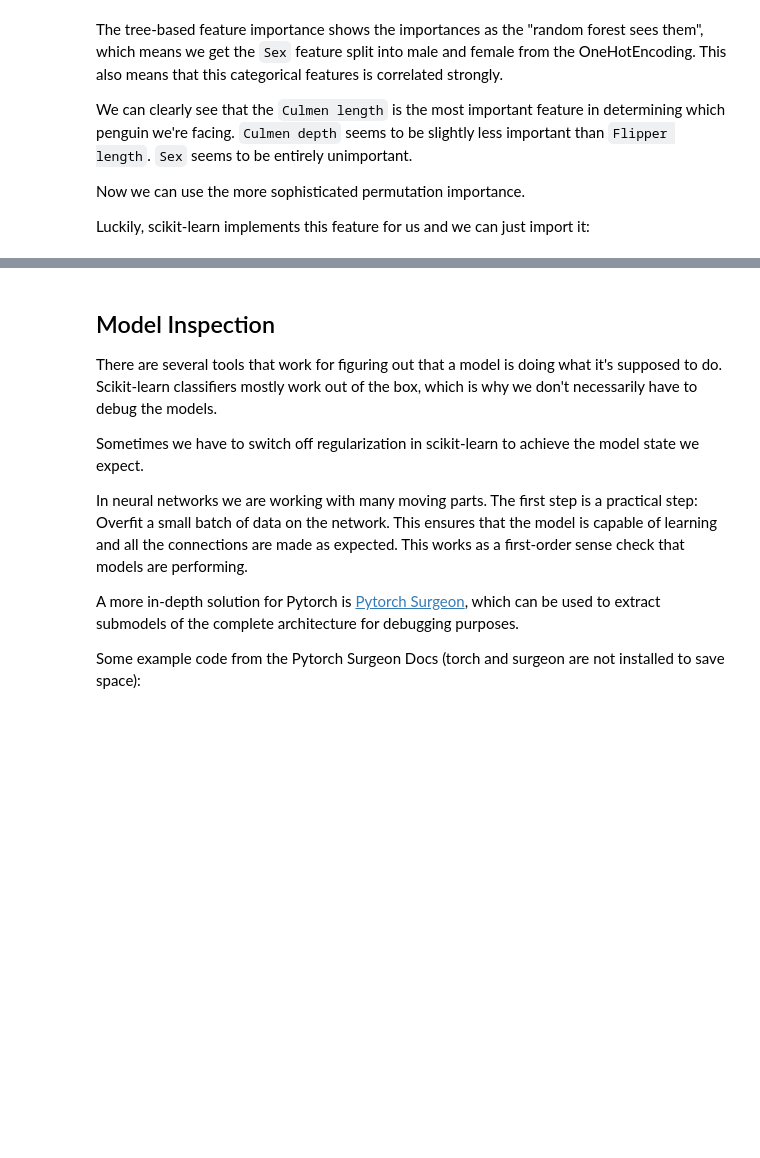
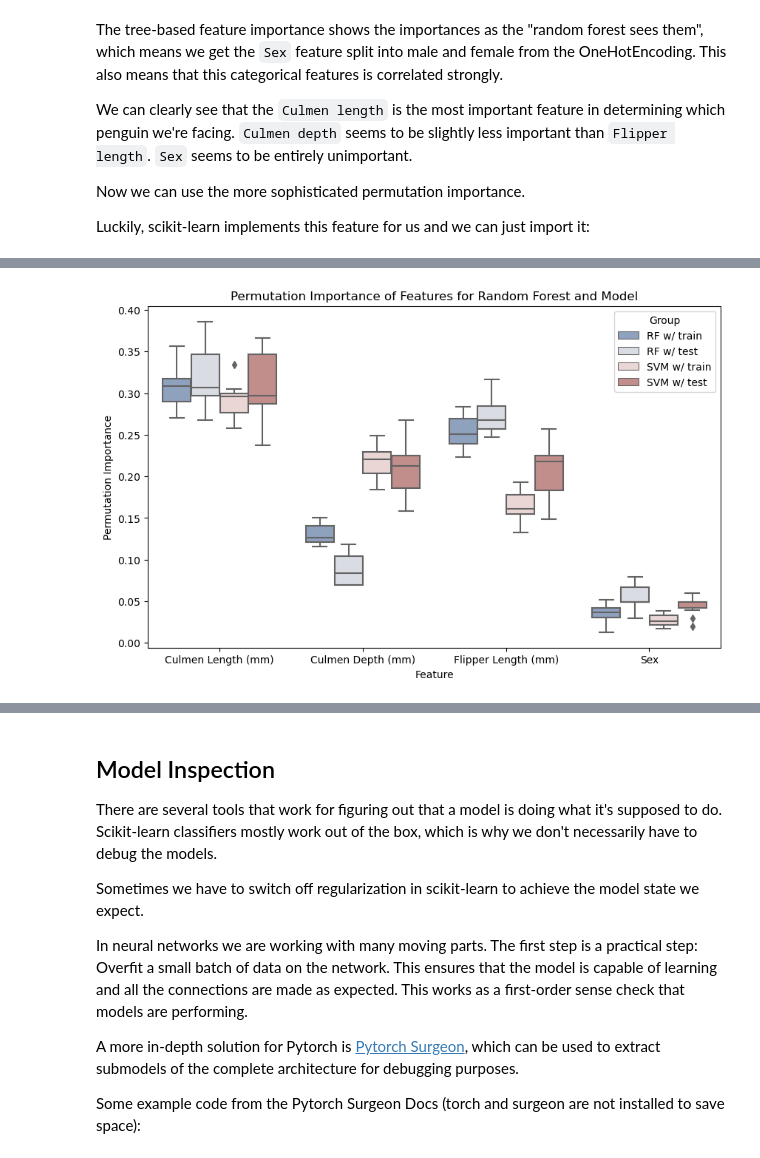
Before and after one commit to JesperDramsch/ml.recipes, a Jupyter notebook: book/notebooks/5-interpretability.ipynb, the cells around one changed output, grey strips where cells are left out. Cells and saved outputs as stored; diff of their text form; code cells hidden in the pictures; blank space fills up the shorter version.

```diff
--- a/book/notebooks/5-interpretability.ipynb
+++ b/book/notebooks/5-interpretability.ipynb
@@ -199,0 +207,37 @@ pd.DataFrame({"RF Train": fi_rf_train, "SVM Train": fi_svm_train, "RF Test": fi_
+# %%
+import seaborn as sns
+
+# Step 2: Compute permutation importance for both models
+rf_perm_importance_train = permutation_importance(rf, X_train, y_train, n_repeats=10, random_state=42)
+rf_perm_importance_test = permutation_importance(rf, X_test, y_test, n_repeats=10, random_state=42)
+
+model_perm_importance_train = permutation_importance(model, X_train, y_train, n_repeats=10, random_state=42)
+model_perm_importance_test = permutation_importance(model, X_test, y_test, n_repeats=10, random_state=42)
+
+# Create DataFrames for permutation importance results
+rf_train_df = pd.DataFrame(rf_perm_importance_train.importances.T, columns=X_train.columns)
+rf_test_df = pd.DataFrame(rf_perm_importance_test.importances.T, columns=X_test.columns)
+model_train_df = pd.DataFrame(model_perm_importance_train.importances.T, columns=X_train.columns)
+model_test_df = pd.DataFrame(model_perm_importance_test.importances.T, columns=X_test.columns)
+
+# Add 'Group' column to identify training and testing data
+rf_train_df["Group"] = "RF w/ train"
+rf_test_df["Group"] = "RF w/ test"
+model_train_df["Group"] = "SVM w/ train"
+model_test_df["Group"] = "SVM w/ test"
+
+# Concatenate DataFrames
+df = pd.concat([rf_train_df, rf_test_df, model_train_df, model_test_df])
+
+# Melt the DataFrame
+melted_df = pd.melt(df, id_vars=["Group"], var_name="Feature", value_name="Permutation Importance")
+
+# Plot grouped box plots using seaborn
+plt.figure(figsize=(10, 6))
+sns.boxplot(x="Feature", y="Permutation Importance", hue="Group", data=melted_df, palette="vlag")
+plt.title("Permutation Importance of Features for Random Forest and Model")
+plt.xlabel("Feature")
+plt.ylabel("Permutation Importance")
+plt.show()
+# %% [output]
+[figure, added]
```
Also changed, not shown: parts of 26 cells of this notebook, 6 other files.
